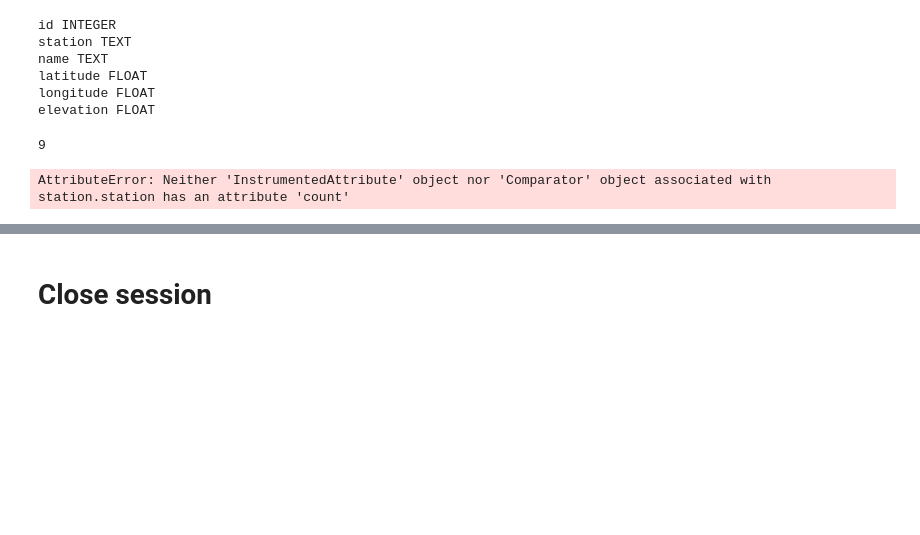
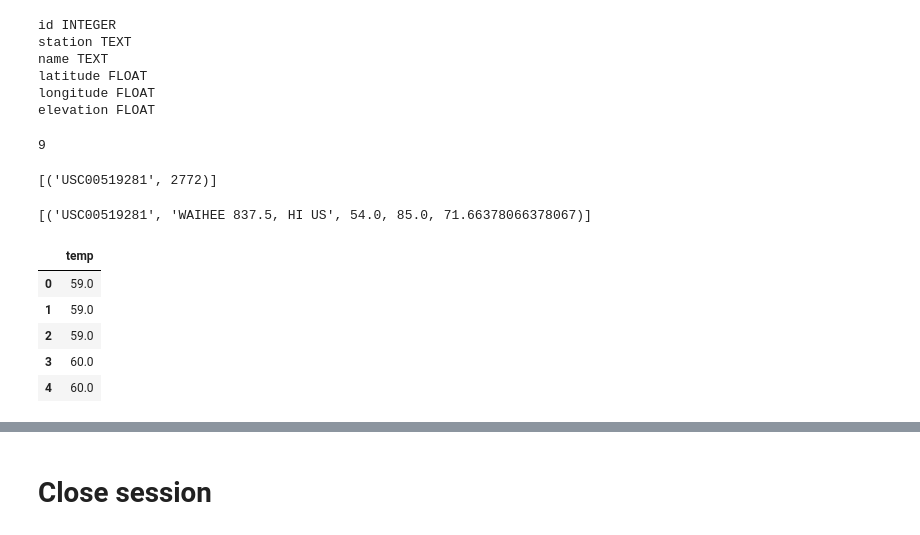
Before and after one commit to kellyahenriksen/sqlalchemy-challenge, a Jupyter notebook: climate_starter.ipynb, the cells around one changed output, grey strips where cells are left out. Cells and saved outputs as stored; diff of their text form; code cells hidden in the pictures; blank space fills up the shorter version.

```diff
--- a/climate_starter.ipynb
+++ b/climate_starter.ipynb
@@ -140,17 +152,24 @@ station_list.count()
 # %%
 # Design a query to find the most active stations (i.e. what stations have the most rows?)
 # List the stations and the counts in descending order.
-station_list_grouped = session.query(Station.id,Station.station,Station.name,Station.station.count())\
-                                    .group_by(Station.station)\
-                                    .order_by(Station.station.count().desc())
-station_list_grouped
-# group by station
-# count
-# order by desc
+most_active_station = session.query(Measurement.station,func.count(Measurement.station))\
+                                    .group_by(Measurement.station)\
+                                    .order_by(func.count(Measurement.station).desc()).limit(1).all()
+most_active_station
 # %% [output]
-AttributeError: Neither 'InstrumentedAttribute' object nor 'Comparator' object associated with station.station has an attribute 'count'
+[('USC00519281', 2772)]
 # %%
 # Using the most active station id from the previous query, calculate the lowest, highest, and average temperature.
+temperatures = session.query(Measurement.station, Station.name,
+                  func.min(Measurement.tobs),
+                  func.max(Measurement.tobs),
+                  func.avg(Measurement.tobs))\
+                .filter(Measurement.station == Station.station)\
+                .filter(Measurement.station == "USC00519281").all()
+
+temperatures
+# %% [output]
+[('USC00519281', 'WAIHEE 837.5, HI US', 54.0, 85.0, 71.66378066378067)]
 # %%
 # Using the most active station id
 # Query the last 12 months of temperature observation data for this station and plot the results as a histogram
@@ -156,0 +180,10 @@ AttributeError: Neither 'InstrumentedAttribute' object nor 'Comparator' object a
+# %%
+tobs_df = pd.DataFrame(tobs_twelve, columns=['temp'])
+tobs_df.head()
+# %% [output]
+|  | temp |
+| 0 | 59.0 |
+| 1 | 59.0 |
+| 2 | 59.0 |
+| 3 | 60.0 |
+| 4 | 60.0 |
```
Also changed, not shown: parts of 4 cells of this notebook, 2 other files.
